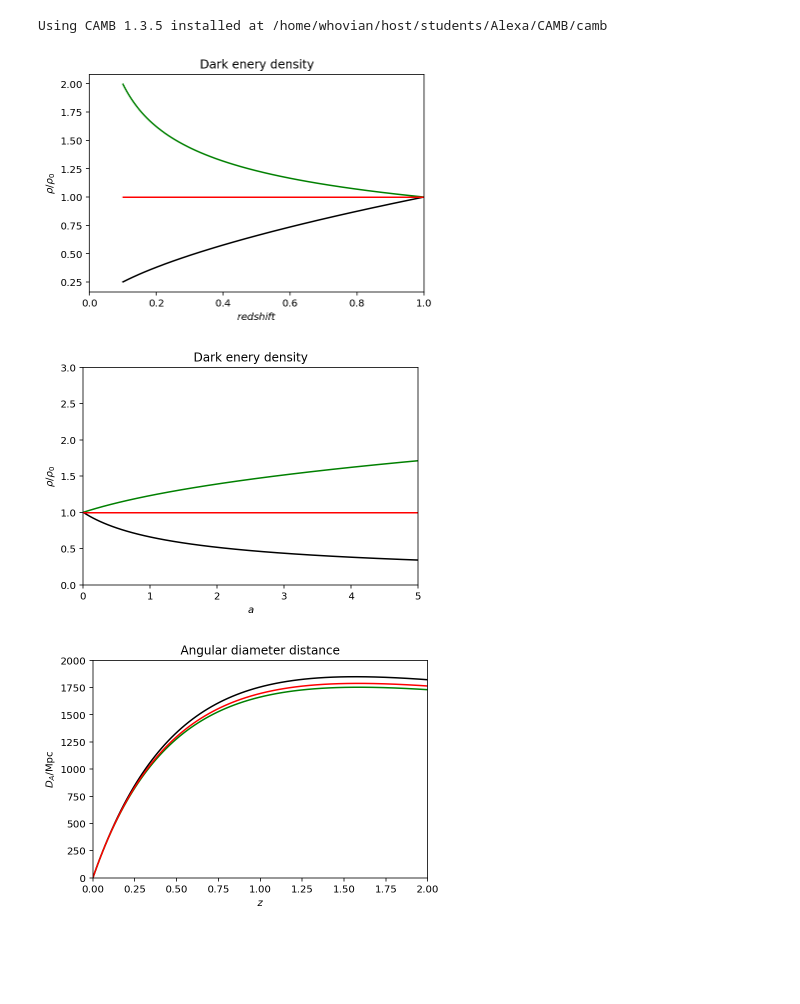
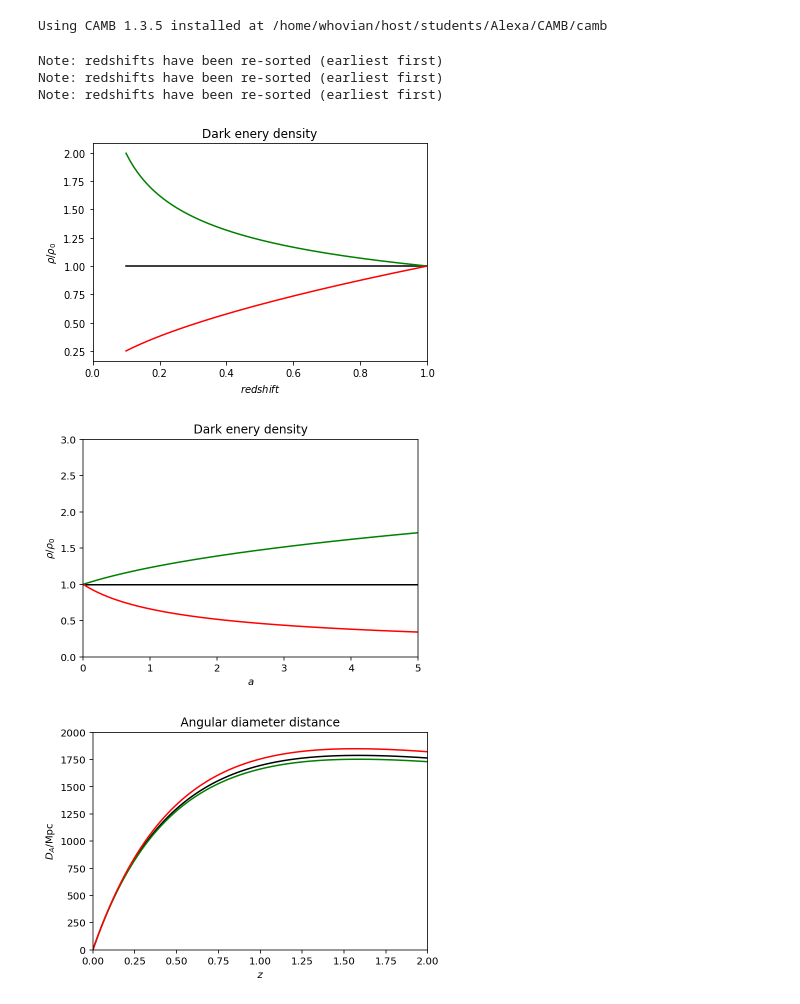
Before and after one commit to SBU-JAMES/CAMB, a Jupyter notebook: DarkEnergyTest.ipynb, the cells around one changed output. Cells and saved outputs as stored; diff of their text form; code cells hidden in the pictures; blank space fills up the shorter version.

```diff
--- a/DarkEnergyTest.ipynb
+++ b/DarkEnergyTest.ipynb
@@ -12,37 +13,53 @@ print('Using CAMB %s installed at %s'%(camb.__version__,os.path.dirname(camb.__f
 # %% [output]
 Using CAMB 1.3.5 installed at /home/whovian/host/students/Alexa/CAMB/camb
+# %%
+pars = camb.CAMBparams()
+pars.set_cosmology(H0 = 67.5, ombh2 = 0.022, omch2 = 0.122, mnu = 0.06, tau = 0.06)
+pars.InitPower.set_params(As = 2.1e-9, ns = 0.965)
+pars.DarkEnergy = DarkEnergyModel(w = -1.0, wa = 0.0)
+pars.set_for_lmax(2500, lens_potential_accuracy=0)
+pars.set_matter_power(redshifts=[0., 0.8], kmax=2.0)
+pars.NonLinear = model.NonLinear_none #Linear spectra
+results = camb.get_results(pars)
+
+pars2 = camb.CAMBparams()
+pars2.set_cosmology(H0 = 67.5, ombh2 = 0.022, omch2 = 0.122, mnu = 0.06, tau = 0.06)
+pars2.InitPower.set_params(As = 2.1e-9, ns = 0.965)
+pars2.DarkEnergy = DarkEnergyModel(w = -0.9, wa = 0.0)
+pars2.set_for_lmax(2500, lens_potential_accuracy=0)
+pars2.set_matter_power(redshifts=[0., 0.8], kmax=2.0)
+pars.NonLinear = model.NonLinear_none #Linear spectra
+results2 = camb.get_results(pars2)
+
+pars3 = camb.CAMBparams()
+pars3.set_cosmology(H0 = 67.5, ombh2 = 0.022, omch2 = 0.122, mnu = 0.06, tau = 0.06)
+pars3.InitPower.set_params(As = 2.1e-9, ns = 0.965)
+pars3.DarkEnergy = DarkEnergyModel(w = -1.2, wa = 0.0)
+pars3.set_for_lmax(2500, lens_potential_accuracy=0)
+pars3.set_matter_power(redshifts=[0., 0.8], kmax=2.0)
+pars.NonLinear = model.NonLinear_none #Linear spectra
+results3 = camb.get_results(pars3)
+# %% [output]
+Note: redshifts have been re-sorted (earliest first)
+Note: redshifts have been re-sorted (earliest first)
+Note: redshifts have been re-sorted (earliest first)
 # %%
-from camb.dark_energy import DarkEnergyModel
-
-pars = camb.CAMBparams()
-pars.set_cosmology(H0=67.5, ombh2=0.022, omch2=0.122, mnu=0.06, tau=0.06)
-pars.InitPower.set_params(As=2e-9, ns=0.965)
-
-pars.DarkEnergy = DarkEnergyModel(w=-1.2, wa=0.0)
-results = camb.get_background(pars)
-
-pars.DarkEnergy = DarkEnergyModel(w=-0.9, wa=0.0)
-results2 = camb.get_background(pars)
-
-pars.DarkEnergy = DarkEnergyModel(w=-1.0, wa=0.0)
-results3 = camb.get_background(pars)
-
 a = np.logspace(-1, -0.001, 1000)
-z = 1.0/(a) - 1.0
+z = 1.0/a - 1.0
 
 rho, _ = results.get_dark_energy_rho_w(a)
 rho2, _ = results2.get_dark_energy_rho_w(a)
 rho3, _ = results3.get_dark_energy_rho_w(a)
 
 plt.plot(a, rho, color='k')
 plt.plot(a, rho2, color='g')
 plt.plot(a, rho3, color='r')
 plt.ylabel(r'$\rho/\rho_0$')
 plt.xlabel('$redshift$')
 plt.xlim(0,1)
 plt.title('Dark enery density');
 # %% [output]
-[figure, old version]
+[figure, new version]
 # %%
 plt.plot(z, rho, color='k')
 plt.plot(z, rho2, color='g')
@@ -53,7 +70,7 @@ plt.xlim(0,5)
 plt.ylim(0,3)
 plt.title('Dark enery density');
 # %% [output]
-[figure, old version]
+[figure, new version]
 # %%
 DA = results.angular_diameter_distance(z)
 DA2 = results2.angular_diameter_distance(z)
@@ -67,7 +84,7 @@ plt.title('Angular diameter distance')
 plt.ylim([0,2000])
 plt.xlim([0,2]);
 # %% [output]
-[figure, old version]
+[figure, new version]
 # %%
 plt.plot(z, (DA2-DA)/DA, color='g')
 plt.plot(z, (DA3-DA)/DA, color='r')
```
Also changed, not shown: parts of 10 cells of this notebook.
